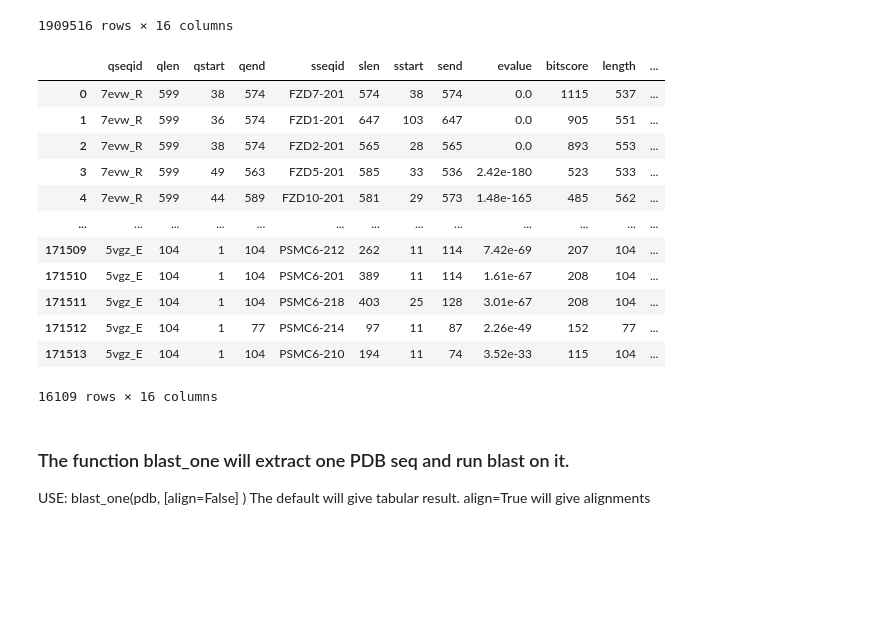
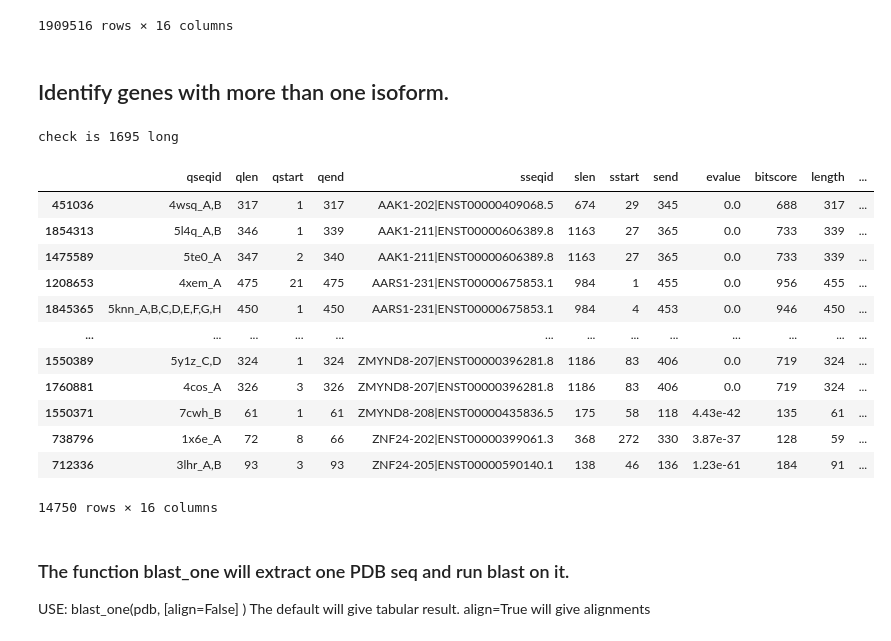
Before and after one commit to sheynkman-lab/pdb-isoform-analysis, a Jupyter notebook: get_pdb_seqs.ipynb, the cells around one changed output. Cells and saved outputs as stored; diff of their text form; code cells hidden in the pictures; blank space fills up the shorter version.

Commit message:
functions to get sequences for gene groups

```diff
--- a/get_pdb_seqs.ipynb
+++ b/get_pdb_seqs.ipynb
@@ -301,16 +301,0 @@ top_five_df.to_excel('top5_pdb_vs_gencode.xlsx')
-# %%
-top_five_df
-# %% [output]
-|  | qseqid | qlen | qstart | qend | sseqid | slen | sstart | send | evalue | bitscore | length | ... |
-| 0 | 7evw_R | 599 | 38 | 574 | FZD7-201 | 574 | 38 | 574 | 0.0 | 1115 | 537 | ... |
-| 1 | 7evw_R | 599 | 36 | 574 | FZD1-201 | 647 | 103 | 647 | 0.0 | 905 | 551 | ... |
-| 2 | 7evw_R | 599 | 38 | 574 | FZD2-201 | 565 | 28 | 565 | 0.0 | 893 | 553 | ... |
-| 3 | 7evw_R | 599 | 49 | 563 | FZD5-201 | 585 | 33 | 536 | 2.42e-180 | 523 | 533 | ... |
-| 4 | 7evw_R | 599 | 44 | 589 | FZD10-201 | 581 | 29 | 573 | 1.48e-165 | 485 | 562 | ... |
-| ... | ... | ... | ... | ... | ... | ... | ... | ... | ... | ... | ... | ... |
-| 171509 | 5vgz_E | 104 | 1 | 104 | PSMC6-212 | 262 | 11 | 114 | 7.42e-69 | 207 | 104 | ... |
-| 171510 | 5vgz_E | 104 | 1 | 104 | PSMC6-201 | 389 | 11 | 114 | 1.61e-67 | 208 | 104 | ... |
-| 171511 | 5vgz_E | 104 | 1 | 104 | PSMC6-218 | 403 | 25 | 128 | 3.01e-67 | 208 | 104 | ... |
-| 171512 | 5vgz_E | 104 | 1 | 77 | PSMC6-214 | 97 | 11 | 87 | 2.26e-49 | 152 | 77 | ... |
-| 171513 | 5vgz_E | 104 | 1 | 104 | PSMC6-210 | 194 | 11 | 74 | 3.52e-33 | 115 | 104 | ... |
-16109 rows × 16 columns
@@ -317,2 +305,49 @@ top_five_df
 # %%
 top_five_df.to_excel("Data/top_five.xlsx")
+# %% [markdown]
+## Identify genes with more than one isoform.
+# %%
+#genes=defaultdict(set)
+for id in top_one_df['sseqid']:
+    try:
+        id = id.split('|')[0]
+        parts = id.split('-')
+        gene='-'.join(parts[0:-1])
+        iso=parts[-1]
+        #print (id, gene, iso)
+        genes[gene].add(iso)
+    except:
+        pass
+check = []
+for g in genes:
+    if len(genes[g]) > 1:
+        #print (g,genes[g])
+        check.append(g)
+print (f'check is {len(check)} long')
+found=[]
+for i,row in top_one_df.iterrows():
+    #print (row['sseqid'].split('-')[0])
+    try:
+        if row['sseqid'].split('-')[0] in check:
+            found.append(i)
+    except:
+        pass
+#print (f'found is {found}')
+found_df = top_one_df.loc[found]
+found_df.sort_values(by=['sseqid'], inplace=True)
+found_df
+# %% [output]
+check is 1695 long
+|  | qseqid | qlen | qstart | qend | sseqid | slen | sstart | send | evalue | bitscore | length | ... |
+| 451036 | 4wsq_A,B | 317 | 1 | 317 | AAK1-202|ENST00000409068.5 | 674 | 29 | 345 | 0.0 | 688 | 317 | ... |
+| 1854313 | 5l4q_A,B | 346 | 1 | 339 | AAK1-211|ENST00000606389.8 | 1163 | 27 | 365 | 0.0 | 733 | 339 | ... |
+| 1475589 | 5te0_A | 347 | 2 | 340 | AAK1-211|ENST00000606389.8 | 1163 | 27 | 365 | 0.0 | 733 | 339 | ... |
+| 1208653 | 4xem_A | 475 | 21 | 475 | AARS1-231|ENST00000675853.1 | 984 | 1 | 455 | 0.0 | 956 | 455 | ... |
+| 1845365 | 5knn_A,B,C,D,E,F,G,H | 450 | 1 | 450 | AARS1-231|ENST00000675853.1 | 984 | 4 | 453 | 0.0 | 946 | 450 | ... |
+| ... | ... | ... | ... | ... | ... | ... | ... | ... | ... | ... | ... | ... |
+| 1550389 | 5y1z_C,D | 324 | 1 | 324 | ZMYND8-207|ENST00000396281.8 | 1186 | 83 | 406 | 0.0 | 719 | 324 | ... |
+| 1760881 | 4cos_A | 326 | 3 | 326 | ZMYND8-207|ENST00000396281.8 | 1186 | 83 | 406 | 0.0 | 719 | 324 | ... |
+| 1550371 | 7cwh_B | 61 | 1 | 61 | ZMYND8-208|ENST00000435836.5 | 175 | 58 | 118 | 4.43e-42 | 135 | 61 | ... |
+| 738796 | 1x6e_A | 72 | 8 | 66 | ZNF24-202|ENST00000399061.3 | 368 | 272 | 330 | 3.87e-37 | 128 | 59 | ... |
+| 712336 | 3lhr_A,B | 93 | 3 | 93 | ZNF24-205|ENST00000590140.1 | 138 | 46 | 136 | 1.23e-61 | 184 | 91 | ... |
+14750 rows × 16 columns
```
Also changed, not shown: parts of 7 cells of this notebook.
